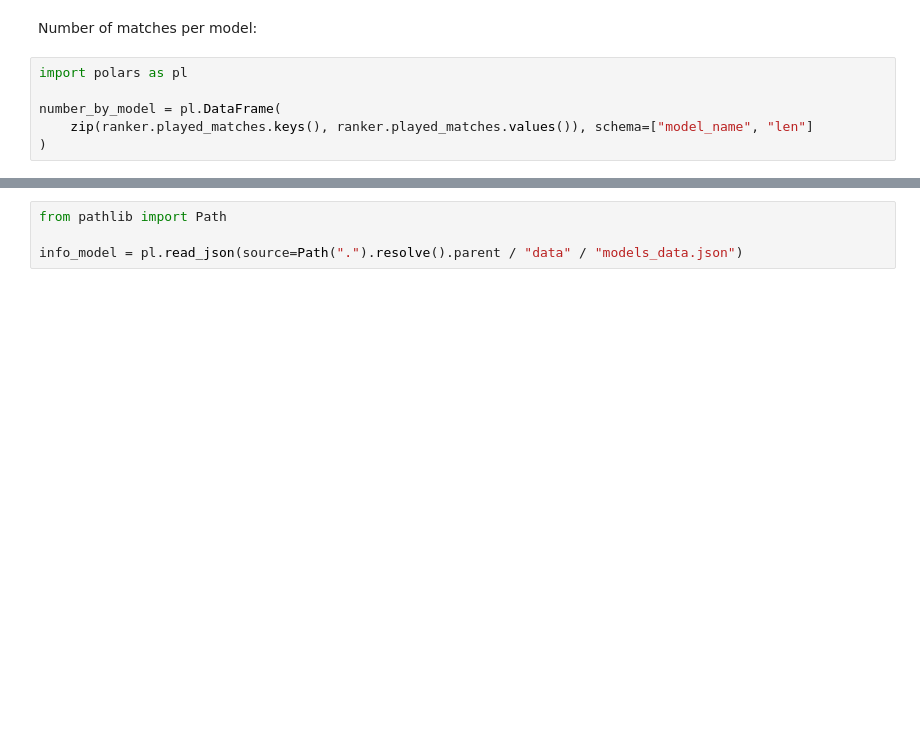
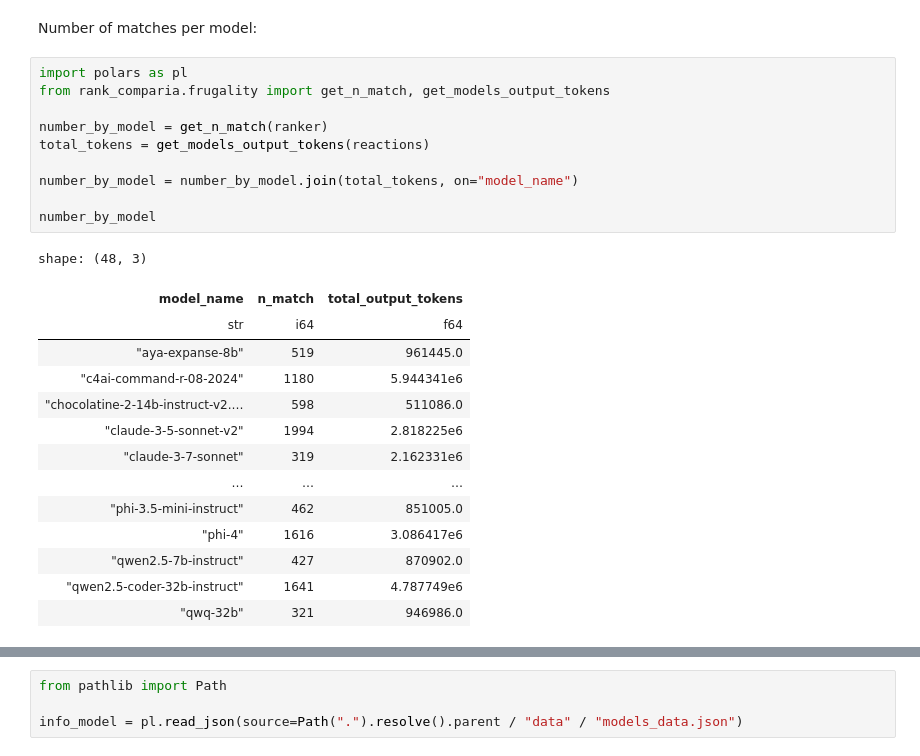
Before and after one commit to ketsapiwiq/ranking_methods, a Jupyter notebook: notebooks/frugal.ipynb, the cells around one changed output, grey strips where cells are left out. Saved outputs shown, nothing was run; the diff lists cells and outputs as text; blank space fills up the shorter version.

```diff
--- a/notebooks/frugal.ipynb
+++ b/notebooks/frugal.ipynb
@@ -101,12 +96,31 @@ ranker.get_scores()
 Le score de frugalité est calculé à partir de données de consommation présentes dans le jeu de données `comparia-conversations`.
 # %% [markdown]
 Number of matches per model:
-# %%
-import polars as pl
-
-number_by_model = pl.DataFrame(
-    zip(ranker.played_matches.keys(), ranker.played_matches.values()), schema=["model_name", "len"]
-)
+# %%
+import polars as pl
+from rank_comparia.frugality import get_n_match, get_models_output_tokens
+
+number_by_model = get_n_match(ranker)
+total_tokens = get_models_output_tokens(reactions)
+
+number_by_model = number_by_model.join(total_tokens, on="model_name")
+
+number_by_model
+# %% [output]
+shape: (48, 3)
+| model_name | n_match | total_output_tokens |
+| str | i64 | f64 |
+| "aya-expanse-8b" | 519 | 961445.0 |
+| "c4ai-command-r-08-2024" | 1180 | 5.944341e6 |
+| "chocolatine-2-14b-instruct-v2.… | 598 | 511086.0 |
+| "claude-3-5-sonnet-v2" | 1994 | 2.818225e6 |
+| "claude-3-7-sonnet" | 319 | 2.162331e6 |
+| … | … | … |
+| "phi-3.5-mini-instruct" | 462 | 851005.0 |
+| "phi-4" | 1616 | 3.086417e6 |
+| "qwen2.5-7b-instruct" | 427 | 870902.0 |
+| "qwen2.5-coder-32b-instruct" | 1641 | 4.787749e6 |
+| "qwq-32b" | 321 | 946986.0 |
 # %%
 from rank_comparia.frugality import calculate_frugality_score, draw_chart
 
```
Also changed, not shown: parts of 9 cells of this notebook, 7 other files.
